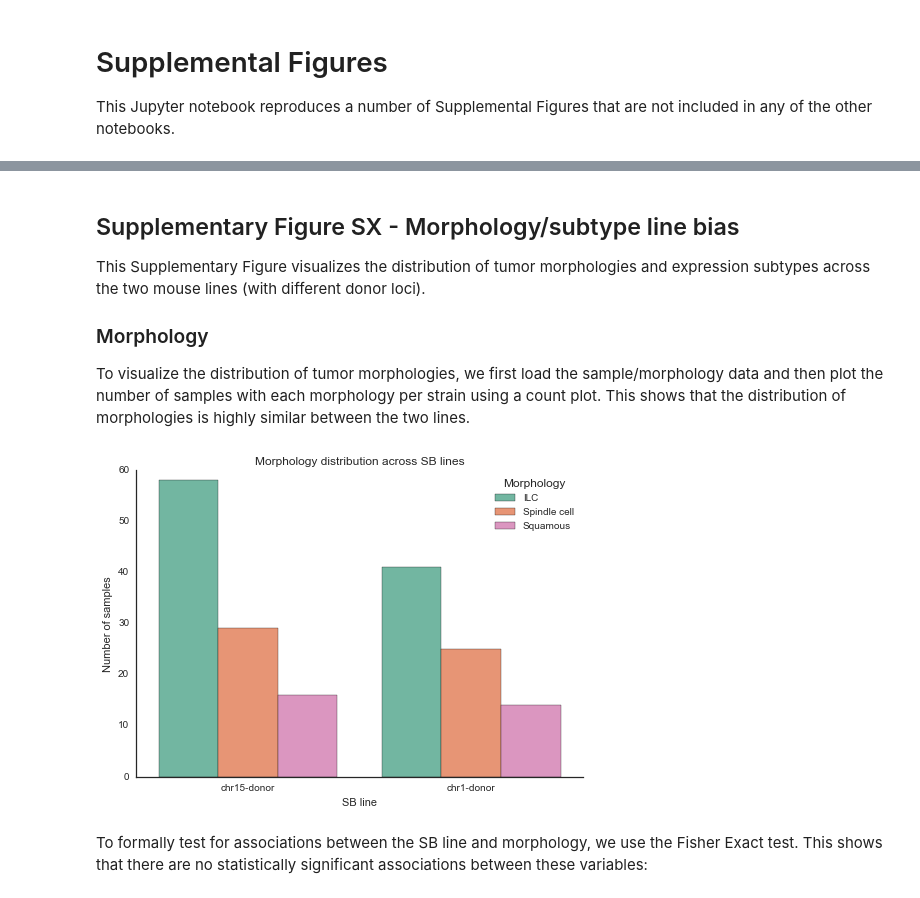
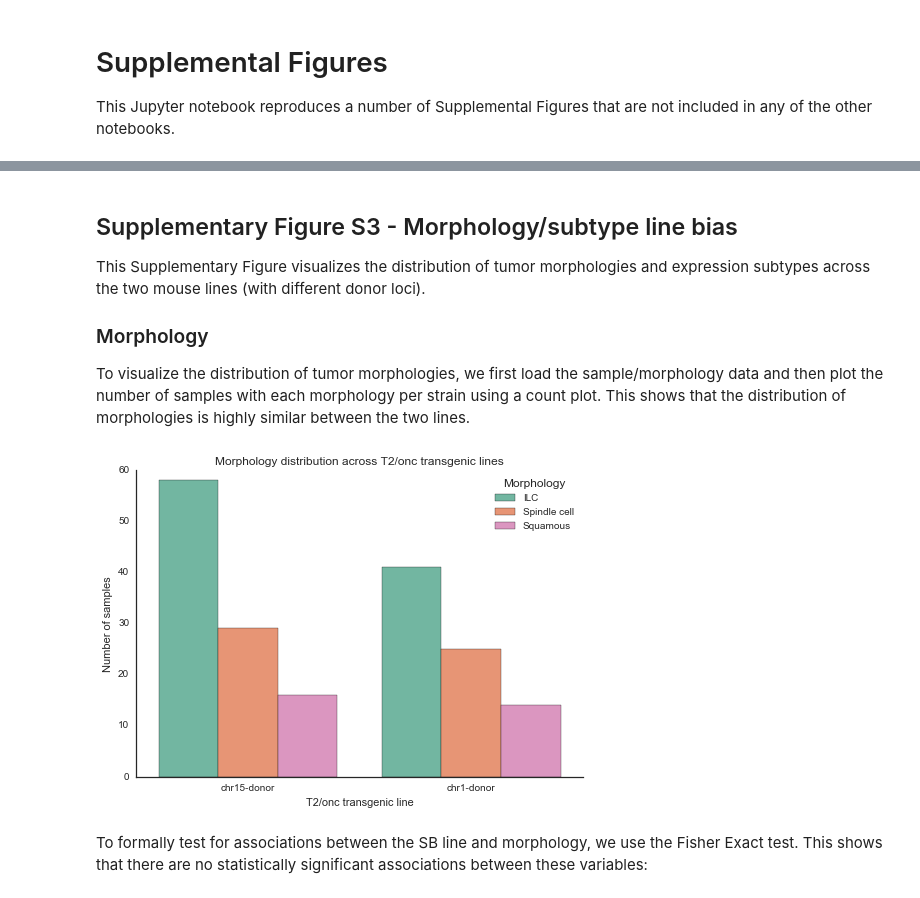
Before and after one commit to jrderuiter/ilc-sb-screen, a Jupyter notebook: notebooks/B. Supplemental figures.ipynb, the cells around one changed output, grey strips where cells are left out. Drawn from its saved outputs; the diff is of its cells as text; code cells hidden in the pictures.

```diff
--- a/notebooks/B. Supplemental figures.ipynb
+++ b/notebooks/B. Supplemental figures.ipynb
@@ -72,5 +75,5 @@ with sns.plotting_context('paper', font_scale=0.7):
 # %% [markdown]
-## Supplementary Figure SX - Morphology/subtype line bias
+## Supplementary Figure S3 - Morphology/subtype line bias
 
 This Supplementary Figure visualizes the distribution of tumor morphologies and expression subtypes across the two mouse lines (with different donor loci).
 
@@ -90,39 +93,40 @@ morphology = (parse_morphology(samples)
               .reset_index()
               .pipe(pd.melt, id_vars='sample', var_name='morphology')
               .query('value == True')
               .drop('value', axis=1))
 
 # Merge with strain info.
 morphology = pd.merge(samples[['sample', 't2onc_type']], morphology, how='left')
 
 # Plot.
 fig, ax = plt.subplots()
 
 sns.countplot(data=morphology, x='t2onc_type', hue='morphology',
               hue_order=MORPHOLOGY_ORDER, palette=MORPHOLOGY_COLORS)
 
-ax.set_xlabel('SB line')
+ax.set_xlabel('T2/onc transgenic line')
 ax.set_ylabel('Number of samples')
-ax.set_title('Morphology distribution across SB lines')
+ax.set_title('Morphology distribution across T2/onc transgenic lines')
 ax.legend(title='Morphology')
 sns.despine(fig)
 
 with sns.plotting_context('paper', font_scale=0.7):
     fig, ax = plt.subplots(figsize=(4, 3))
 
     sns.countplot(data=morphology, x='t2onc_type', hue='morphology',
                   hue_order=MORPHOLOGY_ORDER, palette=MORPHOLOGY_COLORS)
 
-    ax.set_xlabel('SB line')
+    ax.set_xlabel('T2/onc transgenic line')
     ax.set_ylabel('Number of samples')
-    ax.set_title('Morphology distribution across SB lines')
+    ax.set_title('Morphology distribution across T2/onc transgenic lines')
     ax.legend(title='Morphology')
     sns.despine(fig)
 
-    fig.savefig('../reports/supplemental/figures/fig_sx_donor_morphology.pdf', bbox_inches='tight')
+    fig.savefig('../reports/supplemental/figures/'
+                'fig_s3_donor_morphology.pdf', bbox_inches='tight')
     plt.close(fig)
 # %% [output]
-[figure, old version]
+[figure, new version]
 # %% [markdown]
 To formally test for associations between the SB line and morphology, we use the Fisher Exact test. This shows that there are no statistically significant associations between these variables:
 # %%
```
Also changed, not shown: parts of 14 cells of this notebook, 1 other file.
